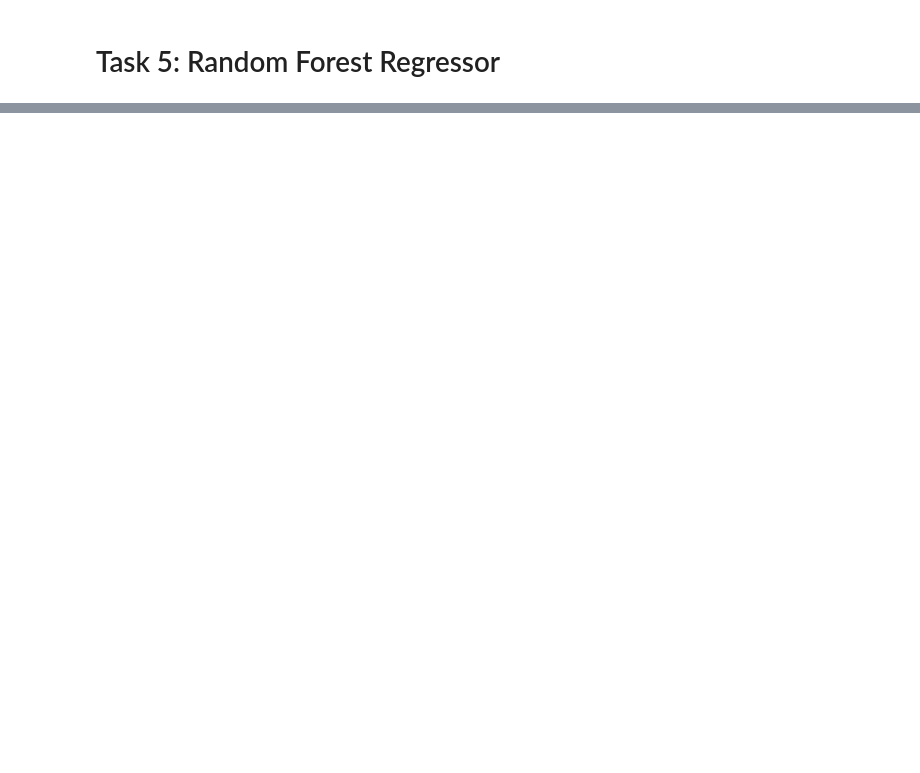
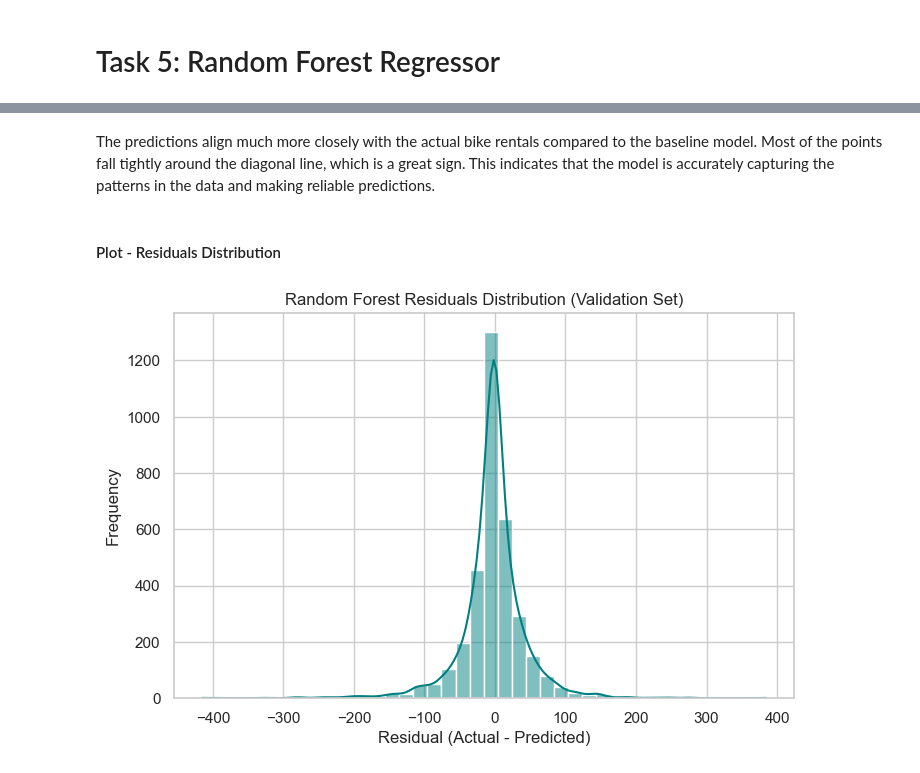
Before and after one commit to sofiagzzloz/ML-fundamentals-2025, a Jupyter notebook: assignmentII/assignment_2_sofia_gonzalez.ipynb, the cells around one changed output, grey strips where cells are left out. Drawn from its saved outputs; the diff is of its cells as text; code cells hidden in the pictures; blank space fills up the shorter version.

```diff
--- a/assignmentII/assignment_2_sofia_gonzalez.ipynb
+++ b/assignmentII/assignment_2_sofia_gonzalez.ipynb
@@ -475,0 +500,16 @@ We can also see that temperature also plays a big role, followed by the year (wh
+# %% [markdown]
+The predictions align much more closely with the actual bike rentals compared to the baseline model. Most of the points fall tightly around the diagonal line, which is a great sign. This indicates that the model is accurately capturing the patterns in the data and making reliable predictions.
+# %% [markdown]
+#### Plot - Residuals Distribution
+# %%
+residuals_rf = y_val_rf - y_val_pred_rf
+
+plt.figure(figsize=(8, 5))
+sns.histplot(residuals_rf, kde=True, bins=40, color='teal')
+plt.title("Random Forest Residuals Distribution (Validation Set)")
+plt.xlabel("Residual (Actual - Predicted)")
+plt.ylabel("Frequency")
+plt.grid(True)
+plt.show()
+# %% [output]
+[figure, added]
```
Also changed, not shown: parts of 19 cells of this notebook.
